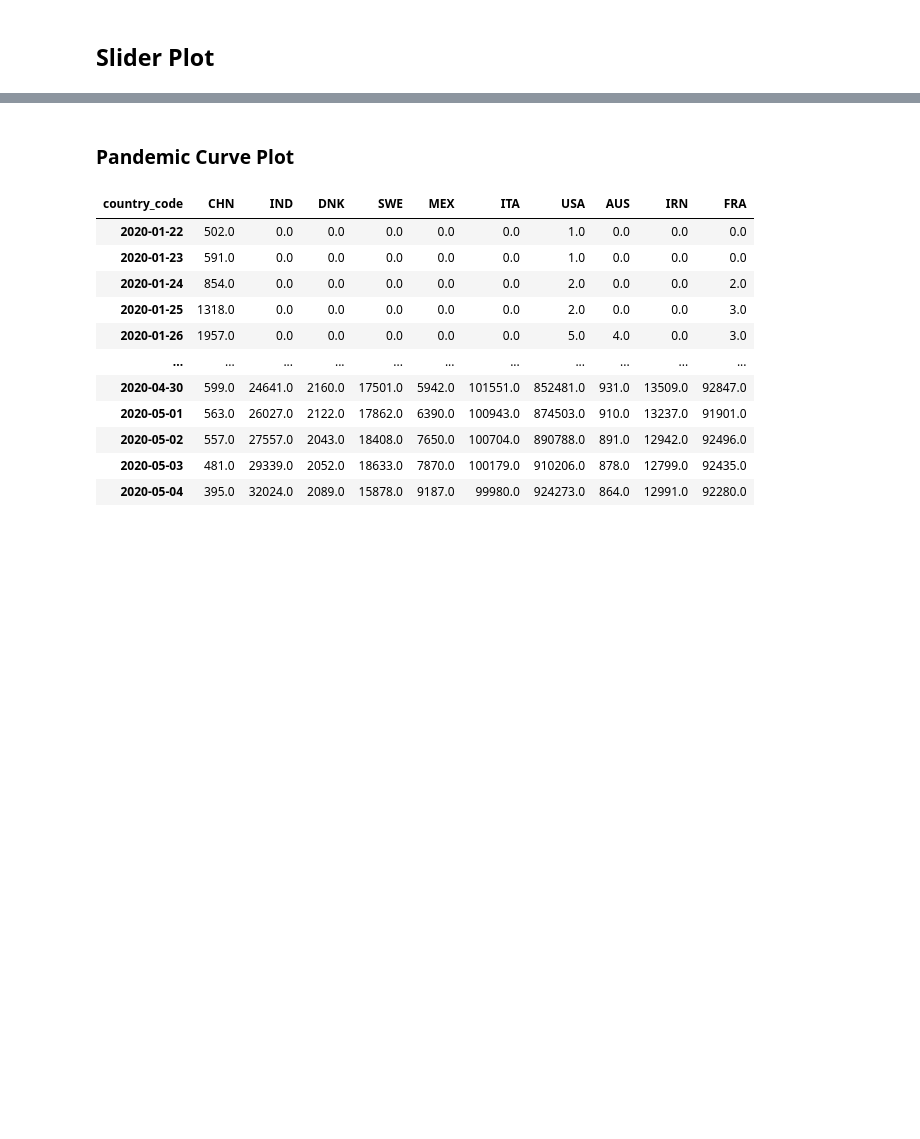
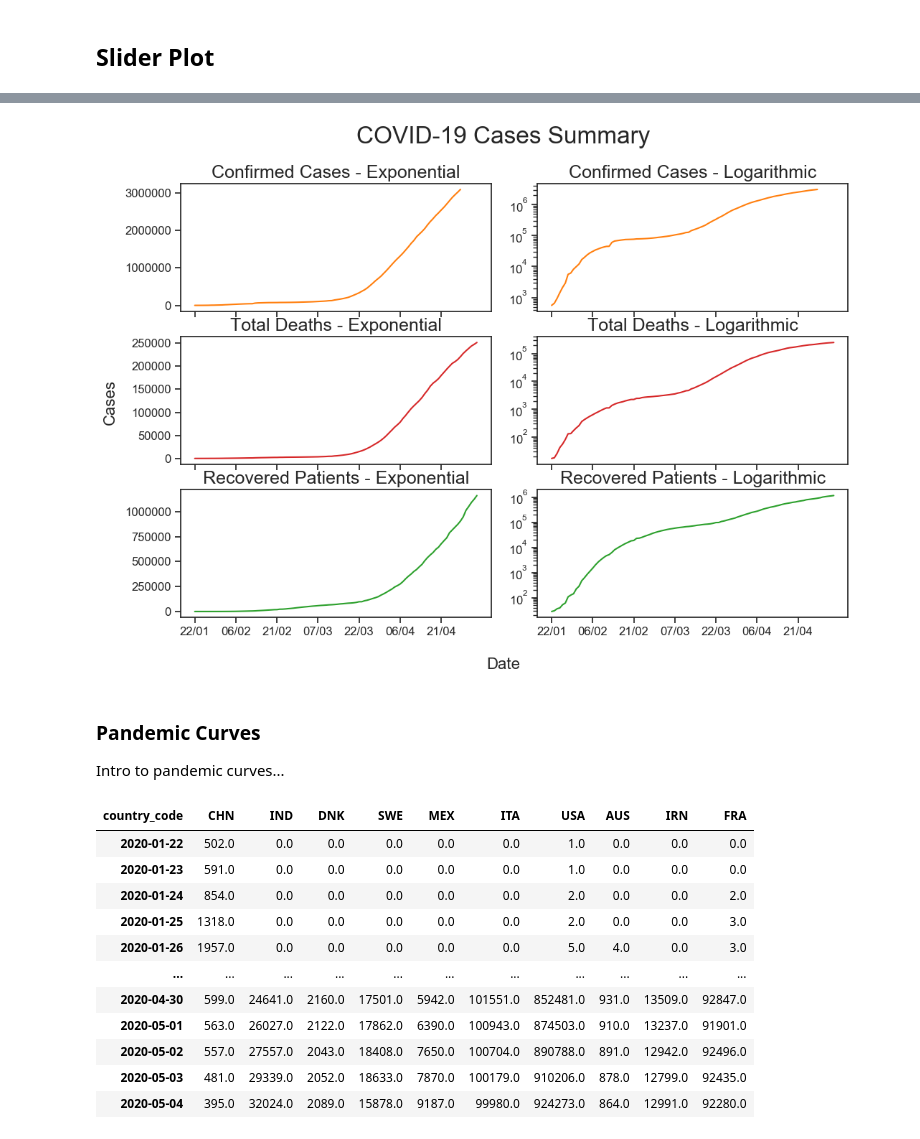
Before and after one commit to Sterris/viz_project, a Jupyter notebook: notebooks/All_Visualisations_02_05.ipynb, the cells around one changed output, grey strips where cells are left out. Cells and saved outputs as stored; diff of their text form; code cells hidden in the pictures; blank space fills up the shorter version.

```diff
--- a/notebooks/All_Visualisations_02_05.ipynb
+++ b/notebooks/All_Visualisations_02_05.ipynb
@@ -206,5 +223,11 @@ plt.savefig('COVID_Cases_Plot.png')
-# %% [markdown]
-### Pandemic Curve Plot
+# %%
+display(fig)
+# %% [output]
+[figure, added]
+# %% [markdown]
+### Pandemic Curves
+
+Intro to pandemic curves...
 # %%
 # calculate the daily number of active cases
 daily_cases_sub_recovered = cases_data.subtract(recovered_data)
```
Also changed, not shown: parts of 42 cells of this notebook, 2 other files.
